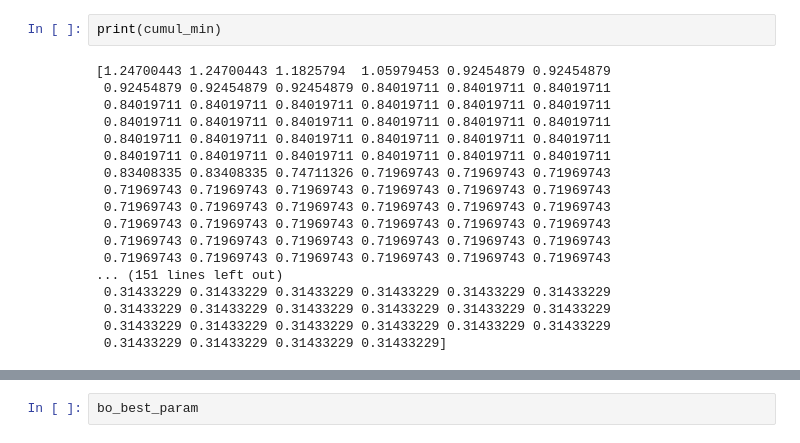
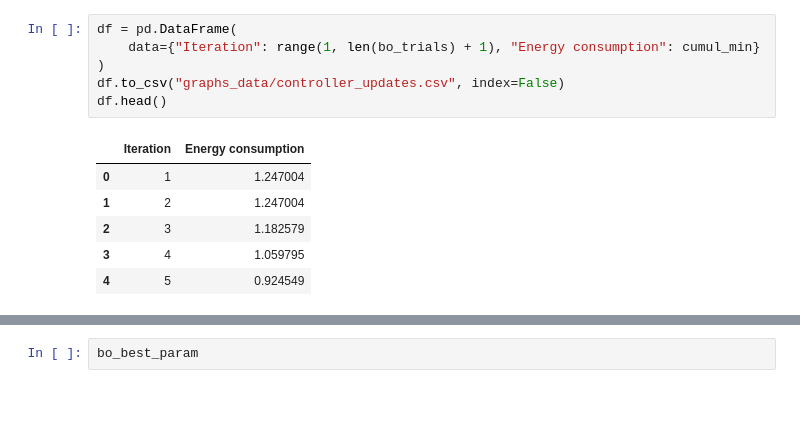
Before and after one commit to torayeff/digital-twins, a Jupyter notebook: src/Analysis.ipynb, the cells around one changed output, grey strips where cells are left out. Drawn from its saved outputs; the diff is of its cells as text; blank space fills up the shorter version.

```diff
--- a/src/Analysis.ipynb
+++ b/src/Analysis.ipynb
@@ -101,24 +88,17 @@ plt.show()
 [figure]
 [interactive output not drawn]
 # %%
-print(cumul_min)
+df = pd.DataFrame(
+    data={"Iteration": range(1, len(bo_trials) + 1), "Energy consumption": cumul_min}
+)
+df.to_csv("graphs_data/controller_updates.csv", index=False)
+df.head()
 # %% [output]
-[1.24700443 1.24700443 1.1825794  1.05979453 0.92454879 0.92454879
- 0.92454879 0.92454879 0.92454879 0.84019711 0.84019711 0.84019711
- 0.84019711 0.84019711 0.84019711 0.84019711 0.84019711 0.84019711
- 0.84019711 0.84019711 0.84019711 0.84019711 0.84019711 0.84019711
- 0.84019711 0.84019711 0.84019711 0.84019711 0.84019711 0.84019711
- 0.84019711 0.84019711 0.84019711 0.84019711 0.84019711 0.84019711
- 0.83408335 0.83408335 0.74711326 0.71969743 0.71969743 0.71969743
- 0.71969743 0.71969743 0.71969743 0.71969743 0.71969743 0.71969743
- 0.71969743 0.71969743 0.71969743 0.71969743 0.71969743 0.71969743
- 0.71969743 0.71969743 0.71969743 0.71969743 0.71969743 0.71969743
- 0.71969743 0.71969743 0.71969743 0.71969743 0.71969743 0.71969743
- 0.71969743 0.71969743 0.71969743 0.71969743 0.71969743 0.71969743
-... (151 lines left out)
- 0.31433229 0.31433229 0.31433229 0.31433229 0.31433229 0.31433229
- 0.31433229 0.31433229 0.31433229 0.31433229 0.31433229 0.31433229
- 0.31433229 0.31433229 0.31433229 0.31433229 0.31433229 0.31433229
- 0.31433229 0.31433229 0.31433229 0.31433229]
+|  | Iteration | Energy consumption |
+| 0 | 1 | 1.247004 |
+| 1 | 2 | 1.247004 |
+| 2 | 3 | 1.182579 |
+| 3 | 4 | 1.059795 |
+| 4 | 5 | 0.924549 |
 [interactive output not drawn]
 # %%
```
Also changed, not shown: parts of 12 cells of this notebook, 12 other files.
